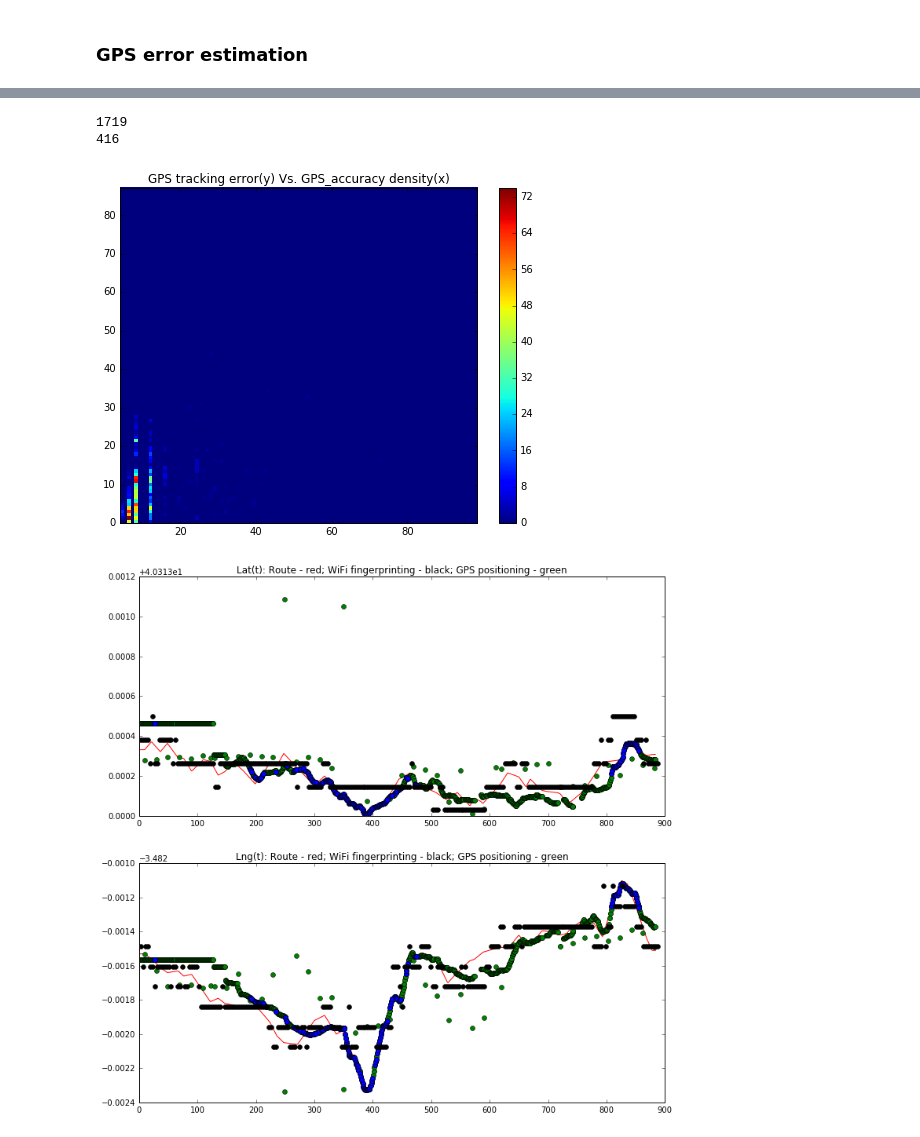
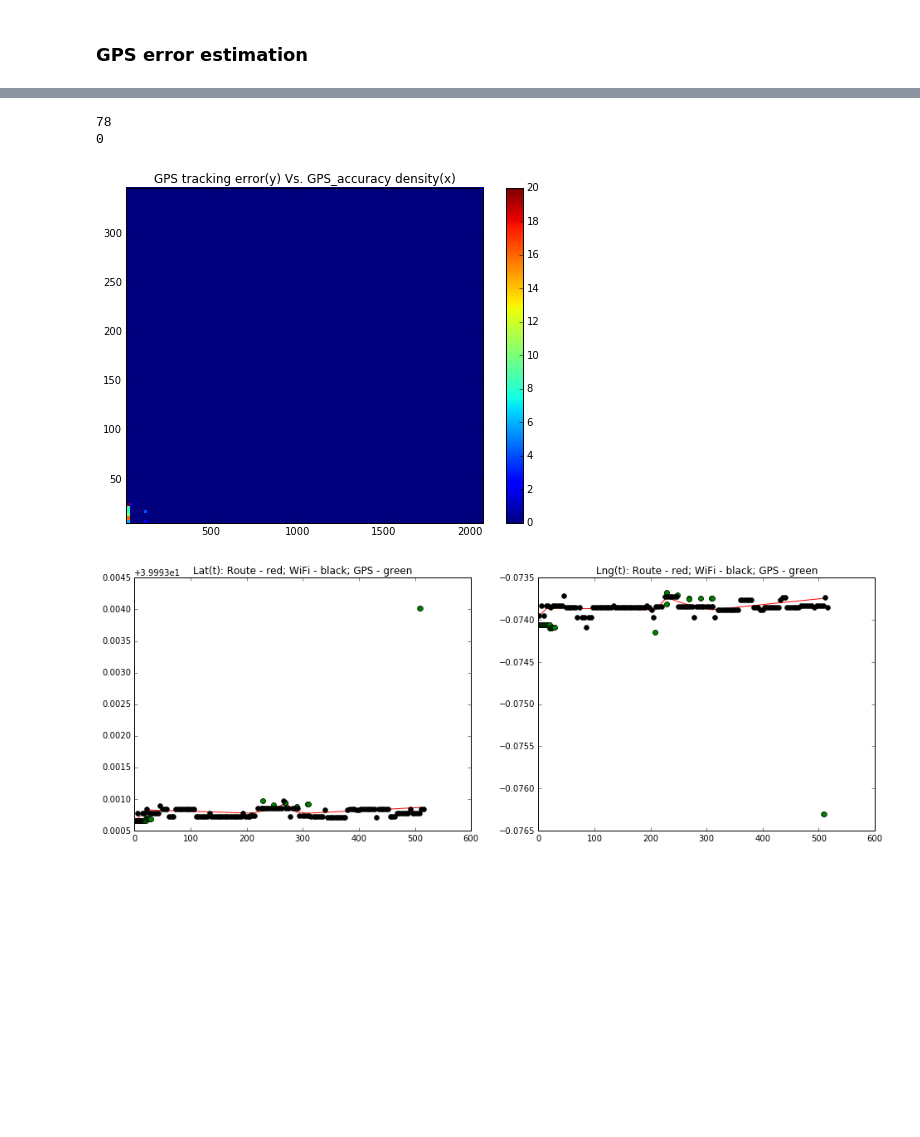
Before and after one commit to yairbeer/lis2016, a Jupyter notebook: train-heir-II.ipynb, the cells around one changed output, grey strips where cells are left out. Saved outputs shown, nothing was run; the diff lists cells and outputs as text; code cells hidden in the pictures; blank space fills up the shorter version.

```diff
--- a/train-heir-II.ipynb
+++ b/train-heir-II.ipynb
@@ -203,7 +203,7 @@ print(wifi[0][0].head())
 # %%
 # split to different tracks in order to not overfit while testing
 route_numbering = [[0, 0, 1, 1], [2, 2, 3, 3, 4, 4], [5, 6], [7, 7, 8, 8, 9]]
-test_route = 1
+test_route = 9
 # %% [markdown]
 #### total macs
 742
@@ -581,0 +581,12 @@ plt.show()
+# %%
+# Build floor change data per building
+# filter train samples by buildings in order to train floors
+train_floor_change = {10: [], 20: [], 30: [], 40: []}
+train_floor_change_results = {10: [], 20: [], 30: [], 40: []}
+
+print(pos[0][0].head())
+for i in range(len(pos)):
+    for j in range(len(pos[i])):
+        cur_building = pos[i][j].iloc[0]
+        floor
+        print('1')
@@ -931,25 +960,10 @@ route = 0
 print(test_gps[route].shape[0])
 print(test_gps_filtered[route].shape[0])
 # %% [output]
-1719
-416
+78
+0
 # %%
 # Plot GPS_error as function of different parameters
-
-# plt.figure(1, figsize=(10, 30))
-# plt.subplot(311)
-# plt.hist2d(test_gps[route]['GPS_accuracy'].values, test_error_gps[route], bins=100)
-# plt.title('GPS_error(GPS_accuracy)')
-# plt.colorbar()
-# plt.subplot(312)
-# plt.hist2d(test_gps[route]['GPS_sat_used'].values, test_error_gps[route], bins=(10, 100))
-# plt.title('GPS_error(GPS_sat_used)')
-# plt.colorbar()
-# plt.subplot(313)
-# plt.hist2d(test_gps[route]['GPS_sat_viewed'].values, test_error_gps[route], bins=(20, 100))
-# plt.title('GPS_error(GPS_sat_viewed)')
-# plt.colorbar()
-# plt.show()
 
 plt.figure(1, figsize=(8, 6))
 plt.hist2d(test_gps[route]['GPS_accuracy'].values, test_error_gps[route], bins=100)
@@ -957,26 +971,26 @@ plt.title('GPS tracking error(y) Vs. GPS_accuracy density(x)')
 plt.colorbar()
 plt.show()
 # %% [output]
-[figure, old version]
+[figure, new version]
 # %%
 route = 0
 # Plot 2D predicitions
-plt.figure(1, figsize=(12, 12))
-plt.subplot(211)
+plt.figure(1, figsize=(16, 12))
+plt.subplot(221)
 plt.plot(test_gps[route].index.values, test_gps[route]['interp_lat'].values, 'r',
          test_gps[route].index.values, test_gps[route]['GPS_lat'].values, 'go',
          test_gps_filtered[route].index.values, test_gps_filtered[route]['GPS_lat'].values, 'bo',
          test_wifi[route].index.values, predicted_2d[route][:, 0], 'ko')
-plt.title('Lat(t): Route - red; WiFi fingerprinting - black; GPS positioning - green')
-plt.subplot(212)
+plt.title('Lat(t): Route - red; WiFi - black; GPS - green')
+plt.subplot(222)
 plt.plot(test_gps[route].index.values, test_gps[route]['interp_lon'].values, 'r',
          test_gps[route].index.values, test_gps[route]['GPS_lon'].values, 'go',
          test_gps_filtered[route].index.values, test_gps_filtered[route]['GPS_lon'].values, 'bo',
          test_wifi[route].index.values, predicted_2d[route][:, 1], 'ko')
-plt.title('Lng(t): Route - red; WiFi fingerprinting - black; GPS positioning - green')
+plt.title('Lng(t): Route - red; WiFi - black; GPS - green')
 plt.show()
 # %% [output]
-[figure, old version]
+[figure, new version]
 # %%
 # Create a test answer with 0.5 seconds intervals
 test_sub_timestamps = []
```
Also changed, not shown: parts of 24 cells of this notebook, 1 other file.
